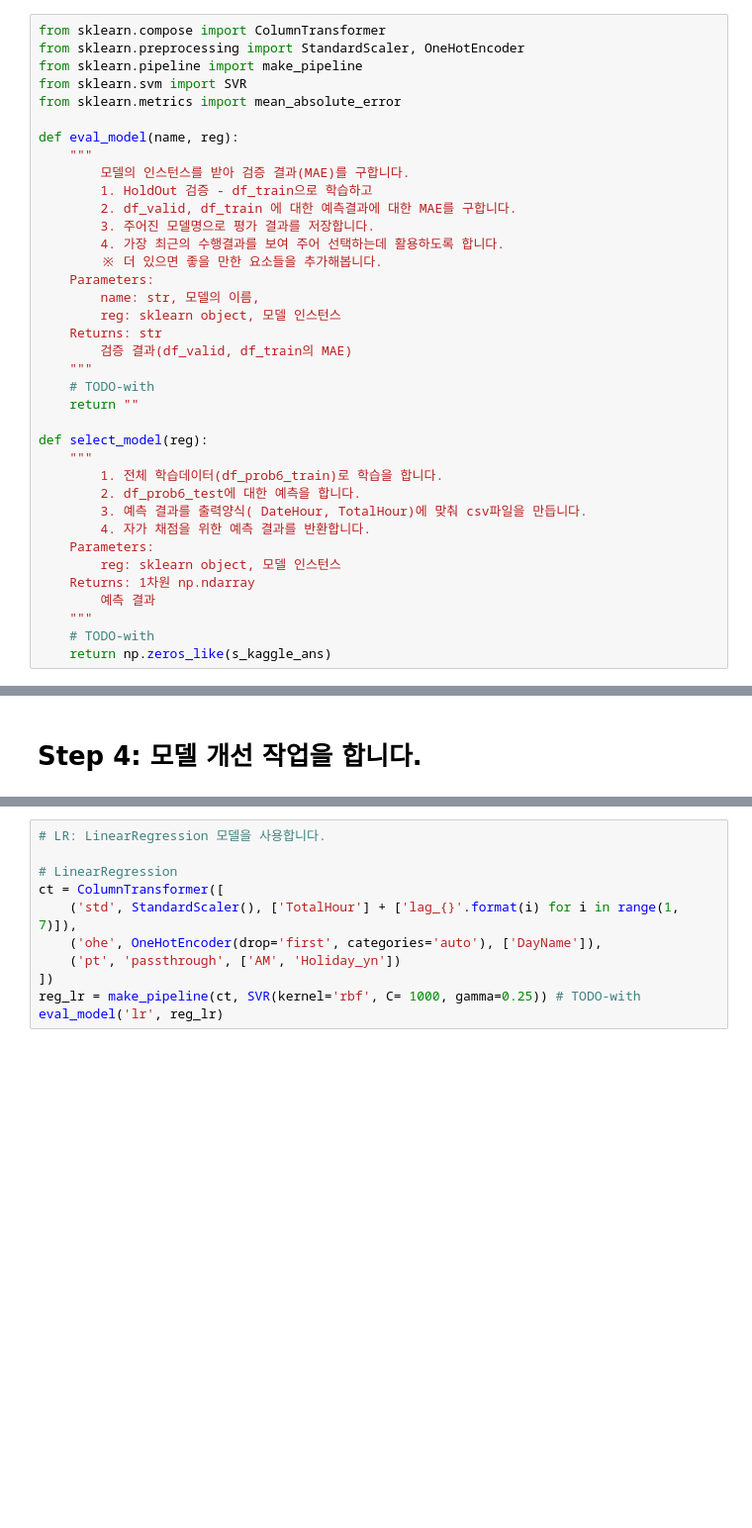
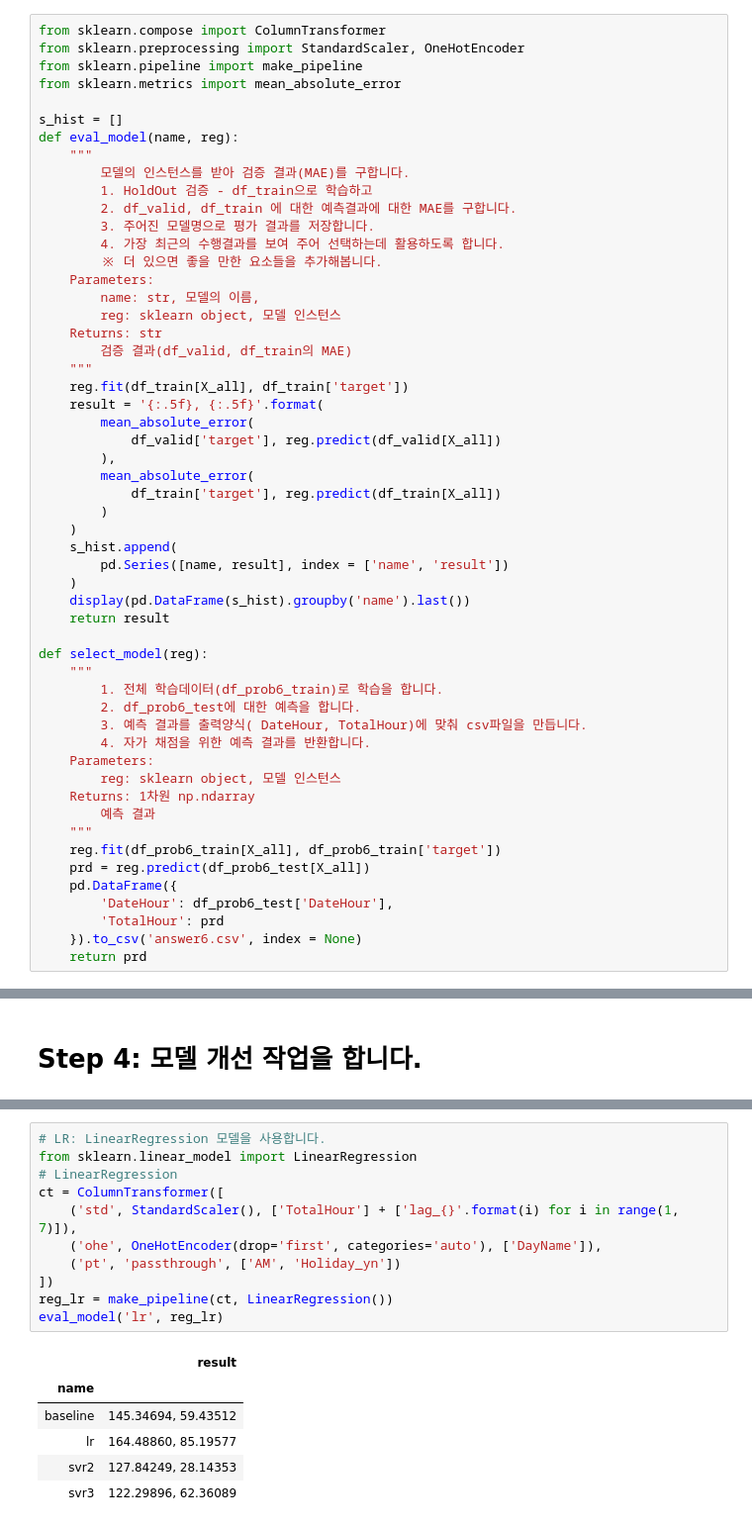
Before and after one commit to dowonjj/DS_lv3_2504_2, a Jupyter notebook: sec_ds_lv3_prob3_kaggle.ipynb, the cells around one changed output, grey strips where cells are left out. Shown at 99% size. Cells and saved outputs as stored; diff of their text form; blank space fills up the shorter version.

```diff
--- a/sec_ds_lv3_prob3_kaggle.ipynb
+++ b/sec_ds_lv3_prob3_kaggle.ipynb
@@ -209,9 +201,9 @@ OneHotEncoder: DayName
 from sklearn.compose import ColumnTransformer
 from sklearn.preprocessing import StandardScaler, OneHotEncoder
 from sklearn.pipeline import make_pipeline
-from sklearn.svm import SVR
 from sklearn.metrics import mean_absolute_error
 
+s_hist = []
 def eval_model(name, reg):
     """
         모델의 인스턴스를 받아 검증 결과(MAE)를 구합니다.
@@ -226,8 +218,20 @@ def eval_model(name, reg):
     Returns: str
         검증 결과(df_valid, df_train의 MAE)
     """
-    # TODO-with
-    return ""
+    reg.fit(df_train[X_all], df_train['target'])
+    result = '{:.5f}, {:.5f}'.format(
+        mean_absolute_error(
+            df_valid['target'], reg.predict(df_valid[X_all])
+        ),
+        mean_absolute_error(
+            df_train['target'], reg.predict(df_train[X_all])
+        )
+    )
+    s_hist.append(
+        pd.Series([name, result], index = ['name', 'result'])
+    )
+    display(pd.DataFrame(s_hist).groupby('name').last())
+    return result
 
 def select_model(reg):
     """
@@ -240,8 +244,13 @@ def select_model(reg):
     Returns: 1차원 np.ndarray
         예측 결과
     """
-    # TODO-with
-    return np.zeros_like(s_kaggle_ans)
+    reg.fit(df_prob6_train[X_all], df_prob6_train['target'])
+    prd = reg.predict(df_prob6_test[X_all])
+    pd.DataFrame({
+        'DateHour': df_prob6_test['DateHour'],
+        'TotalHour': prd
+    }).to_csv('answer6.csv', index = None)
+    return prd
 # %% [markdown]
 # Step2: Baseline Model 모델을 만듭니다.
 
@@ -341,12 +394,18 @@ eval_model('svr3', reg_svr3)
 # %%
 # LR: LinearRegression 모델을 사용합니다.
-
+from sklearn.linear_model import LinearRegression
 # LinearRegression
 ct = ColumnTransformer([
     ('std', StandardScaler(), ['TotalHour'] + ['lag_{}'.format(i) for i in range(1, 7)]),
     ('ohe', OneHotEncoder(drop='first', categories='auto'), ['DayName']),
     ('pt', 'passthrough', ['AM', 'Holiday_yn'])
 ])
-reg_lr = make_pipeline(ct, SVR(kernel='rbf', C= 1000, gamma=0.25)) # TODO-with
+reg_lr = make_pipeline(ct, LinearRegression())
 eval_model('lr', reg_lr)
 # %% [output]
+|  | result |
+| name |  |
+| baseline | 145.34694, 59.43512 |
+| lr | 164.48860, 85.19577 |
+| svr2 | 127.84249, 28.14353 |
+| svr3 | 122.29896, 62.36089 |
```
Also changed, not shown: parts of 22 cells of this notebook.
